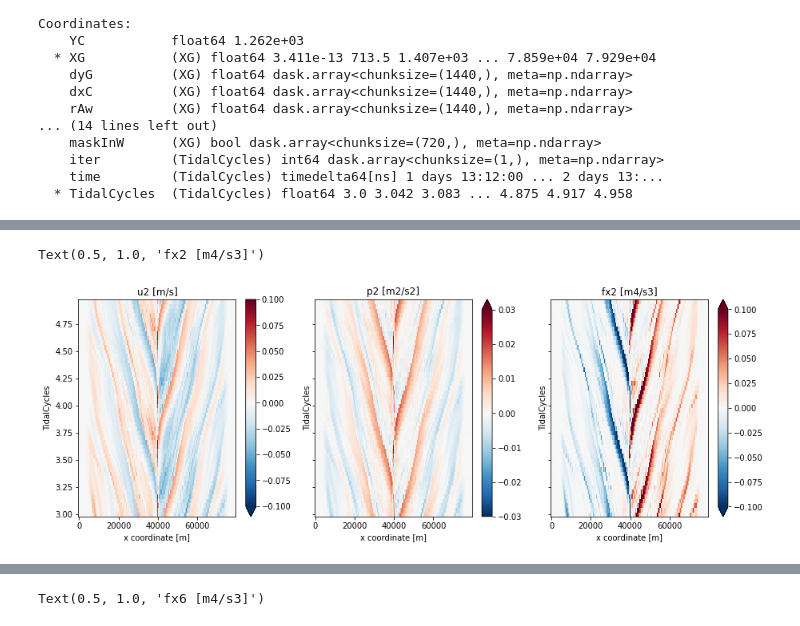
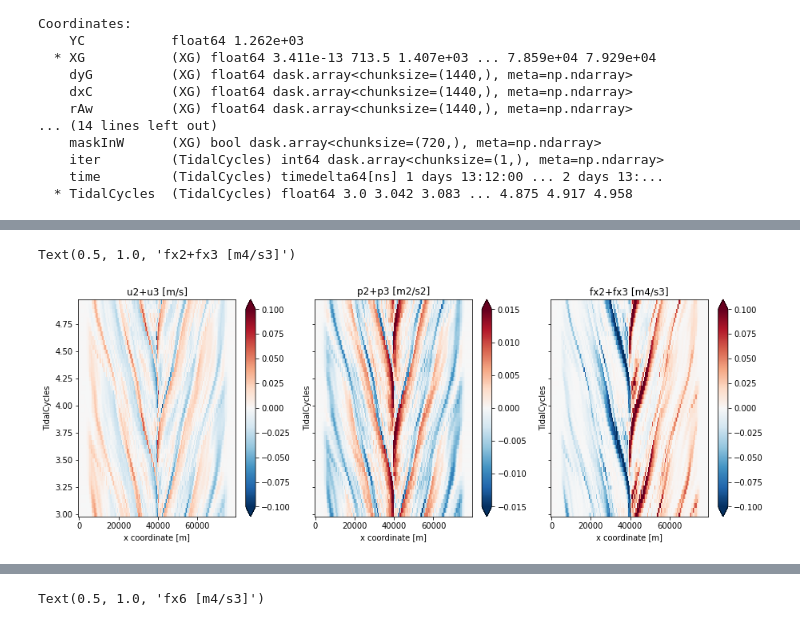
Before and after one commit to jiaxuanchang/cal_ModeEnergy, a Jupyter notebook: U008N0TopConst/cal_vertmodesEng_NEW_atiy50.ipynb, the cells around one changed output, grey strips where cells are left out. Drawn from its saved outputs; the diff is of its cells as text; code cells hidden in the pictures.

```diff
--- a/U008N0TopConst/cal_vertmodesEng_NEW_atiy50.ipynb
+++ b/U008N0TopConst/cal_vertmodesEng_NEW_atiy50.ipynb
@@ -265,15 +309,15 @@ Text(0.5, 1.0, 'fx1 [m4/s3]')
 # %%
 f, ax =plt.subplots(1,3,figsize=(15,5),sharex=True,sharey=True)
 ax = ax.flatten()
 
-um.sel(nmodes=2).plot(ax=ax[0],y="TidalCycles",cmap="RdBu_r",vmin=-0.1,vmax=0.1,rasterized=True)
-ax[0].set_title("u2 [m/s]")
+(um.sel(nmodes=2)+um.sel(nmodes=3)).plot(ax=ax[0],y="TidalCycles",cmap="RdBu_r",vmin=-0.1,vmax=0.1,rasterized=True)
+ax[0].set_title("u2+u3 [m/s]")
 
-pmw.sel(nmodes=2).plot(ax=ax[1],y="TidalCycles",cmap="RdBu_r",vmin=-0.03,vmax=0.03,rasterized=True)
-ax[1].set_title("p2 [m2/s2]")
+(pmw.sel(nmodes=2)+pmw.sel(nmodes=3)).plot(ax=ax[1],y="TidalCycles",cmap="RdBu_r",vmin=-0.015,vmax=0.015,rasterized=True)
+ax[1].set_title("p2+p3 [m2/s2]")
 
-fxm.sel(nmodes=2).plot(ax=ax[2],y="TidalCycles",cmap="RdBu_r",vmin=-0.1,vmax=0.1,rasterized=True)
-ax[2].set_title("fx2 [m4/s3]")
+(fxm.sel(nmodes=2)+fxm.sel(nmodes=3)).plot(ax=ax[2],y="TidalCycles",cmap="RdBu_r",vmin=-0.1,vmax=0.1,rasterized=True)
+ax[2].set_title("fx2+fx3 [m4/s3]")
 # %% [output]
-Text(0.5, 1.0, 'fx2 [m4/s3]')
+Text(0.5, 1.0, 'fx2+fx3 [m4/s3]')
-[figure, old version]
+[figure, new version]
```
Also changed, not shown: parts of 9 cells of this notebook.
